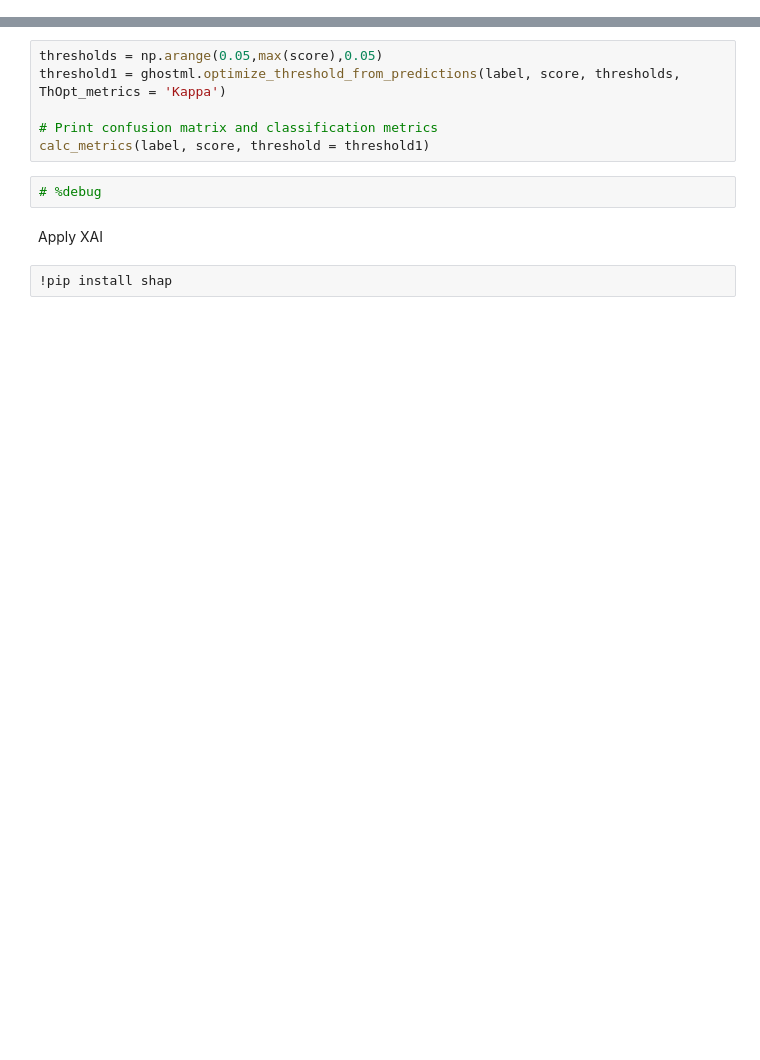
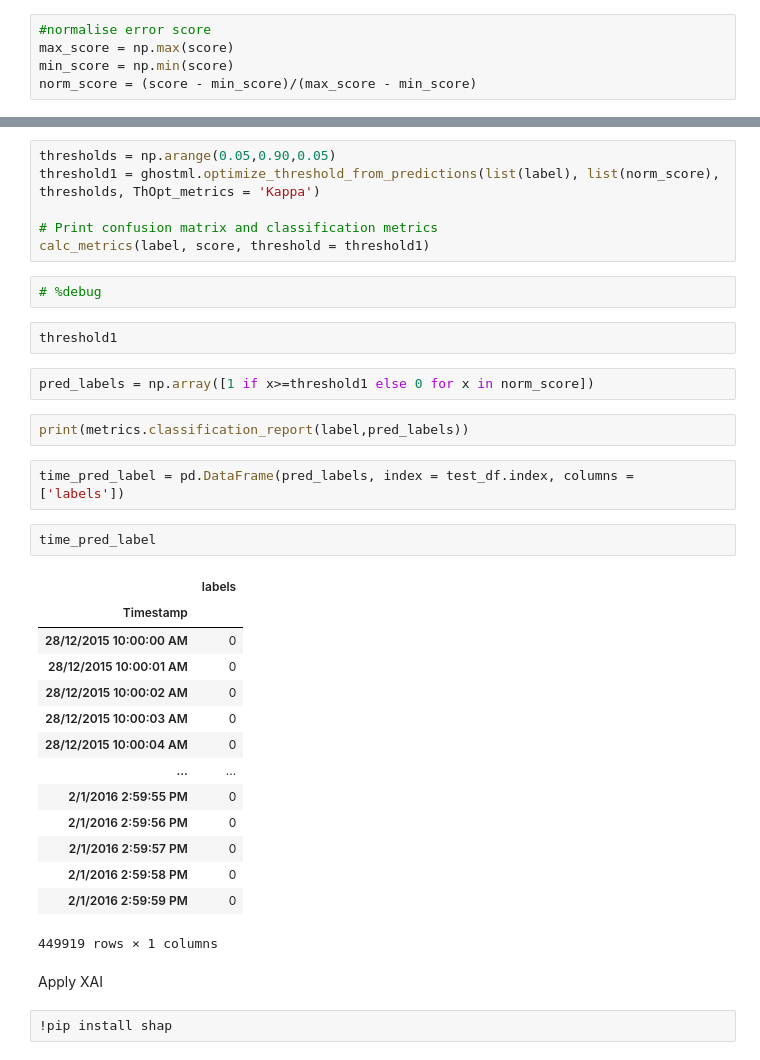
Before and after one commit to Geebigib/Explainable-Anomaly-detection-In-ICS, a Jupyter notebook: COUTA.ipynb, the cells around one changed output, grey strips where cells are left out. Drawn from its saved outputs; the diff is of its cells as text; blank space fills up the shorter version.

```diff
--- a/COUTA.ipynb
+++ b/COUTA.ipynb
@@ -170,3 +217,8 @@ Finding error score threshold
+# %%
+#normalise error score
+max_score = np.max(score)
+min_score = np.min(score)
+norm_score = (score - min_score)/(max_score - min_score)
 # %%
 import ghostml
 
@@ -180,13 +232,38 @@ def calc_metrics(labels_test, test_probs, threshold = 0.5):
     print(metrics.classification_report(labels_test,scores))
     return
 # %%
-thresholds = np.arange(0.05,max(score),0.05)
-threshold1 = ghostml.optimize_threshold_from_predictions(label, score, thresholds, ThOpt_metrics = 'Kappa')
+thresholds = np.arange(0.05,0.90,0.05)
+threshold1 = ghostml.optimize_threshold_from_predictions(list(label), list(norm_score), thresholds, ThOpt_metrics = 'Kappa')
 
 # Print confusion matrix and classification metrics
 calc_metrics(label, score, threshold = threshold1)
 # %%
 # %debug
+# %%
+threshold1
+# %%
+pred_labels = np.array([1 if x>=threshold1 else 0 for x in norm_score])
+# %%
+print(metrics.classification_report(label,pred_labels))
+# %%
+time_pred_label = pd.DataFrame(pred_labels, index = test_df.index, columns = ['labels'])
+# %%
+time_pred_label
+# %% [output]
+|  | labels |
+| Timestamp |  |
+| 28/12/2015 10:00:00 AM | 0 |
+| 28/12/2015 10:00:01 AM | 0 |
+| 28/12/2015 10:00:02 AM | 0 |
+| 28/12/2015 10:00:03 AM | 0 |
+| 28/12/2015 10:00:04 AM | 0 |
+| ... | ... |
+| 2/1/2016 2:59:55 PM | 0 |
+| 2/1/2016 2:59:56 PM | 0 |
+| 2/1/2016 2:59:57 PM | 0 |
+| 2/1/2016 2:59:58 PM | 0 |
+| 2/1/2016 2:59:59 PM | 0 |
+449919 rows × 1 columns
 # %% [markdown]
 Apply XAI
 # %%
```
Also changed, not shown: parts of 22 cells of this notebook.
